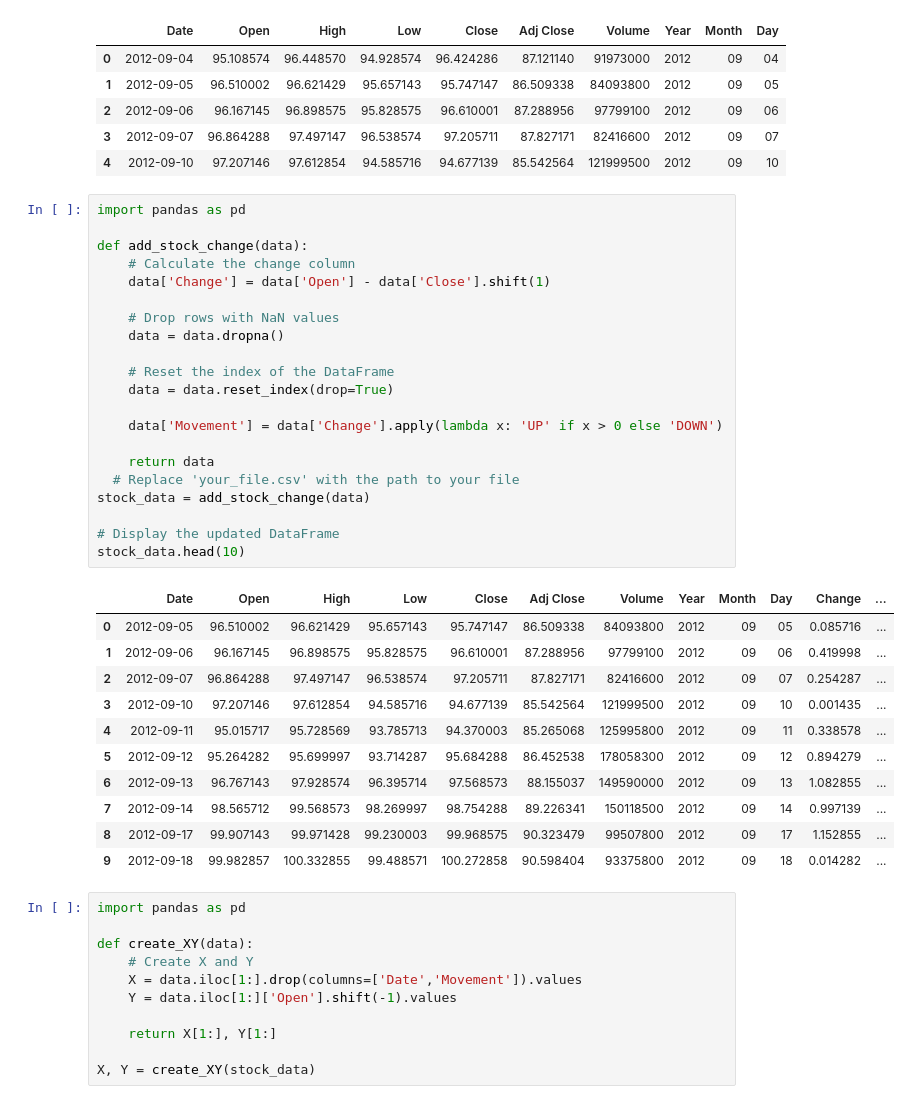
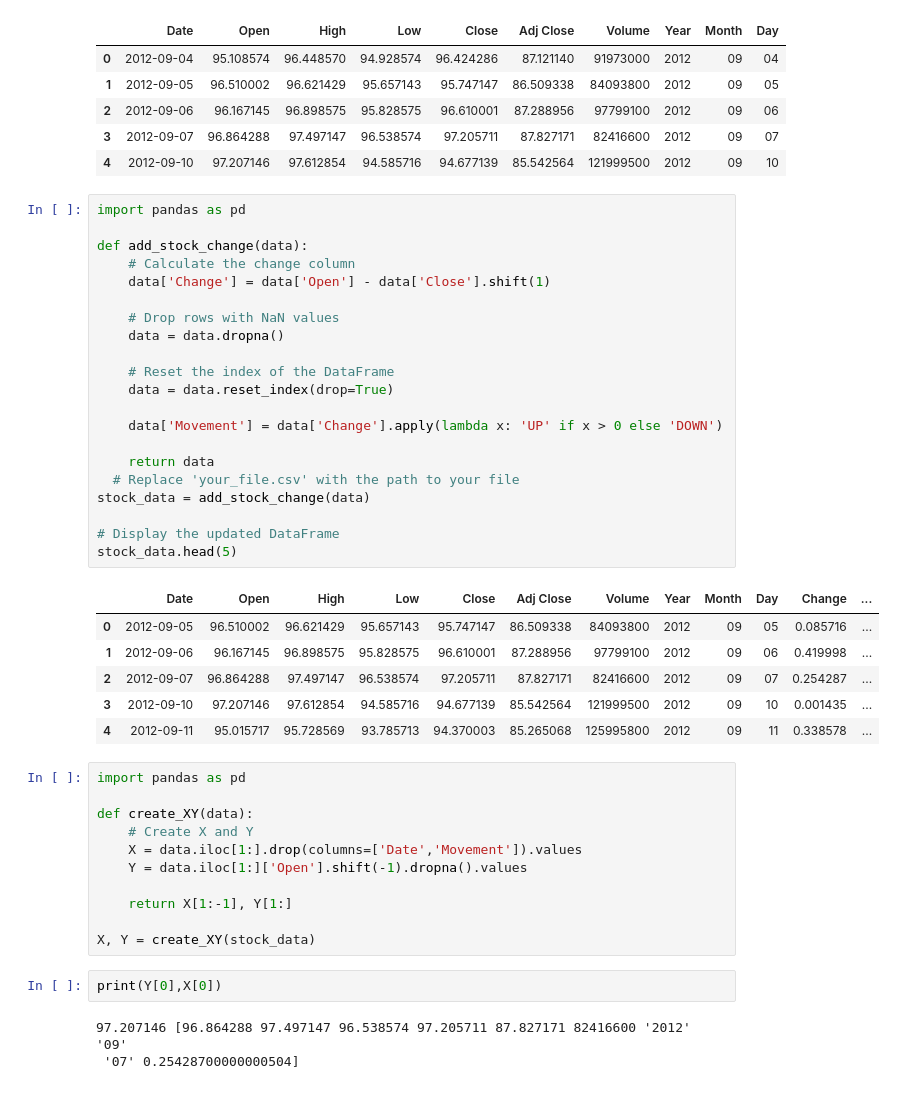
Before and after one commit to Shaif95/AICamp_DS, a Jupyter notebook: Shaif_Project.ipynb, the cells around one changed output. Saved outputs shown, nothing was run; the diff lists cells and outputs as text.

```diff
--- a/Shaif_Project.ipynb
+++ b/Shaif_Project.ipynb
@@ -161,44 +161,44 @@ data.head(5)
 # %%
 import pandas as pd
 
 def add_stock_change(data):
     # Calculate the change column
     data['Change'] = data['Open'] - data['Close'].shift(1)
 
     # Drop rows with NaN values
     data = data.dropna()
 
     # Reset the index of the DataFrame
     data = data.reset_index(drop=True)
 
     data['Movement'] = data['Change'].apply(lambda x: 'UP' if x > 0 else 'DOWN')
 
     return data
   # Replace 'your_file.csv' with the path to your file
 stock_data = add_stock_change(data)
 
 # Display the updated DataFrame
-stock_data.head(10)
+stock_data.head(5)
 # %% [output]
 |  | Date | Open | High | Low | Close | Adj Close | Volume | Year | Month | Day | Change | ... |
 | 0 | 2012-09-05 | 96.510002 | 96.621429 | 95.657143 | 95.747147 | 86.509338 | 84093800 | 2012 | 09 | 05 | 0.085716 | ... |
 | 1 | 2012-09-06 | 96.167145 | 96.898575 | 95.828575 | 96.610001 | 87.288956 | 97799100 | 2012 | 09 | 06 | 0.419998 | ... |
 | 2 | 2012-09-07 | 96.864288 | 97.497147 | 96.538574 | 97.205711 | 87.827171 | 82416600 | 2012 | 09 | 07 | 0.254287 | ... |
 | 3 | 2012-09-10 | 97.207146 | 97.612854 | 94.585716 | 94.677139 | 85.542564 | 121999500 | 2012 | 09 | 10 | 0.001435 | ... |
 | 4 | 2012-09-11 | 95.015717 | 95.728569 | 93.785713 | 94.370003 | 85.265068 | 125995800 | 2012 | 09 | 11 | 0.338578 | ... |
-| 5 | 2012-09-12 | 95.264282 | 95.699997 | 93.714287 | 95.684288 | 86.452538 | 178058300 | 2012 | 09 | 12 | 0.894279 | ... |
-| 6 | 2012-09-13 | 96.767143 | 97.928574 | 96.395714 | 97.568573 | 88.155037 | 149590000 | 2012 | 09 | 13 | 1.082855 | ... |
-| 7 | 2012-09-14 | 98.565712 | 99.568573 | 98.269997 | 98.754288 | 89.226341 | 150118500 | 2012 | 09 | 14 | 0.997139 | ... |
-| 8 | 2012-09-17 | 99.907143 | 99.971428 | 99.230003 | 99.968575 | 90.323479 | 99507800 | 2012 | 09 | 17 | 1.152855 | ... |
-| 9 | 2012-09-18 | 99.982857 | 100.332855 | 99.488571 | 100.272858 | 90.598404 | 93375800 | 2012 | 09 | 18 | 0.014282 | ... |
 # %%
 import pandas as pd
 
 def create_XY(data):
     # Create X and Y
     X = data.iloc[1:].drop(columns=['Date','Movement']).values
-    Y = data.iloc[1:]['Open'].shift(-1).values
+    Y = data.iloc[1:]['Open'].shift(-1).dropna().values
 
-    return X[1:], Y[1:]
+    return X[1:-1], Y[1:]
 
 X, Y = create_XY(stock_data)
+# %%
+print(Y[0],X[0])
+# %% [output]
+97.207146 [96.864288 97.497147 96.538574 97.205711 87.827171 82416600 '2012' '09'
+ '07' 0.25428700000000504]
```
Also changed, not shown: parts of 2 cells of this notebook.
